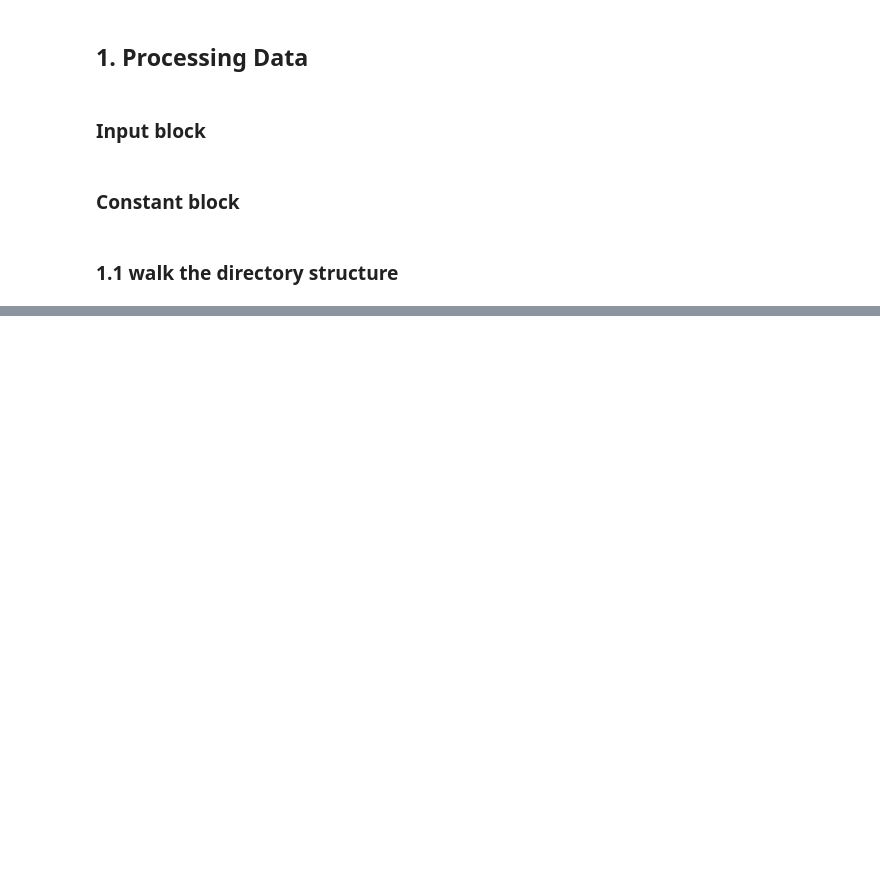
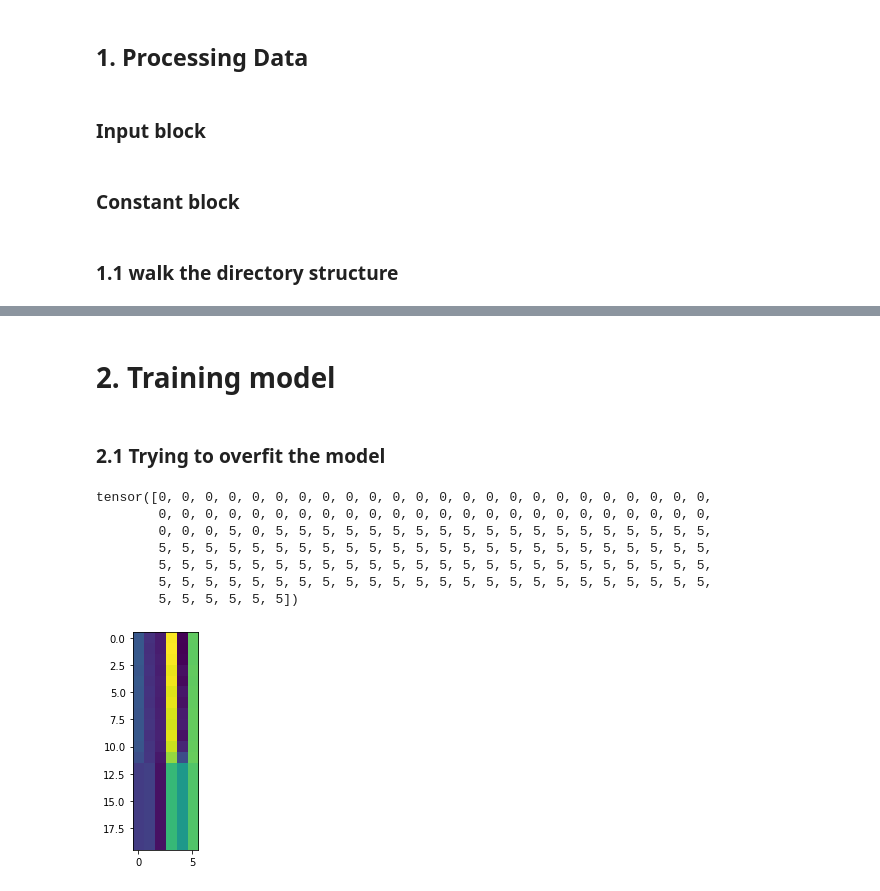
Before and after one commit to EvanSamaa/jali_sing, a Jupyter notebook: Vowel learning.ipynb, the cells around one changed output, grey strips where cells are left out. Drawn from its saved outputs; the diff is of its cells as text; code cells hidden in the pictures; blank space fills up the shorter version.

```diff
--- a/Vowel learning.ipynb
+++ b/Vowel learning.ipynb
@@ -223,0 +263,2 @@ print(str_content)
+# %% [markdown]
+# 2. Training model
@@ -223,0 +277,2 @@ print(str_content)
+# %% [markdown]
+### 2.1 Trying to overfit the model
@@ -223,0 +344,27 @@ print(str_content)
+# %%
+model = LSTM_vowel_recognizer()
+model.load_state_dict(torch.load("C:/Users/evansamaa/Desktop/Dataset/overfit/model_3.pt")['model_state_dict'])
+testing_set = Custom_Dataset(os.path.join("C:/Users/evansamaa/Desktop/Dataset/test", 'annotations.csv'))
+test_dataloader = DataLoader(testing_set, batch_size=64, shuffle=True)
+confusion = np.zeros((6,6))
+for sentence, tags in test_dataloader:
+    vowel_prediction = model(sentence)
+    break
+    vowel_prediction_flat = vowel_prediction.view([vowel_prediction.shape[0] * vowel_prediction.shape[1], -1])
+    target_flat = tags.view([tags.shape[0] * tags.shape[1], ])
+    confusion = build_confusion_matrix(vowel_prediction_flat, target_flat, confusion)
+# %%
+i = 1
+tags0 = tags[i]
+vowel_prediction0 = vowel_prediction[i]
+plt.imshow(vowel_prediction0.detach().numpy()[:20])
+print(tags[i])
+# %% [output]
+tensor([0, 0, 0, 0, 0, 0, 0, 0, 0, 0, 0, 0, 0, 0, 0, 0, 0, 0, 0, 0, 0, 0, 0, 0,
+        0, 0, 0, 0, 0, 0, 0, 0, 0, 0, 0, 0, 0, 0, 0, 0, 0, 0, 0, 0, 0, 0, 0, 0,
+        0, 0, 0, 5, 0, 5, 5, 5, 5, 5, 5, 5, 5, 5, 5, 5, 5, 5, 5, 5, 5, 5, 5, 5,
+        5, 5, 5, 5, 5, 5, 5, 5, 5, 5, 5, 5, 5, 5, 5, 5, 5, 5, 5, 5, 5, 5, 5, 5,
+        5, 5, 5, 5, 5, 5, 5, 5, 5, 5, 5, 5, 5, 5, 5, 5, 5, 5, 5, 5, 5, 5, 5, 5,
+        5, 5, 5, 5, 5, 5, 5, 5, 5, 5, 5, 5, 5, 5, 5, 5, 5, 5, 5, 5, 5, 5, 5, 5,
+        5, 5, 5, 5, 5, 5])
+[figure, added]
```
Also changed, not shown: parts of 18 cells of this notebook, 1 other file.
